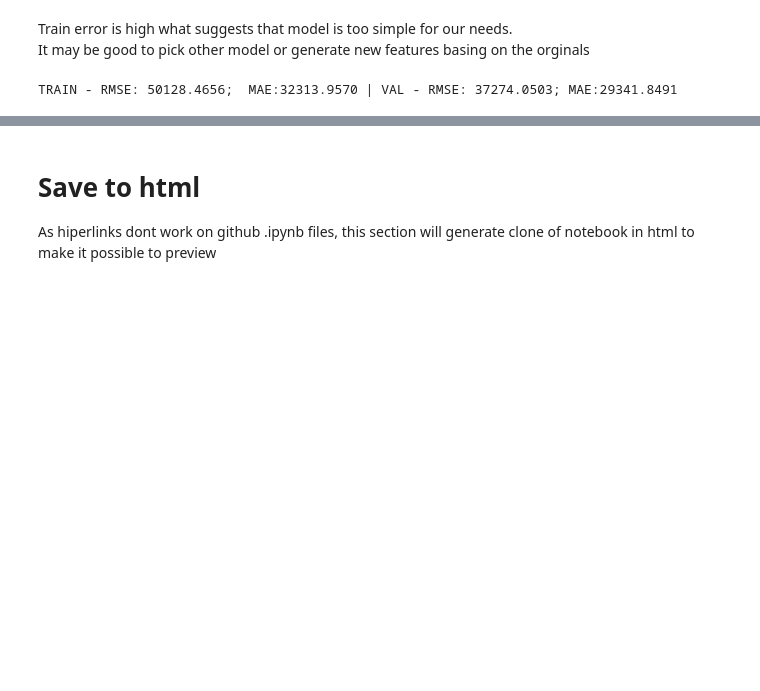
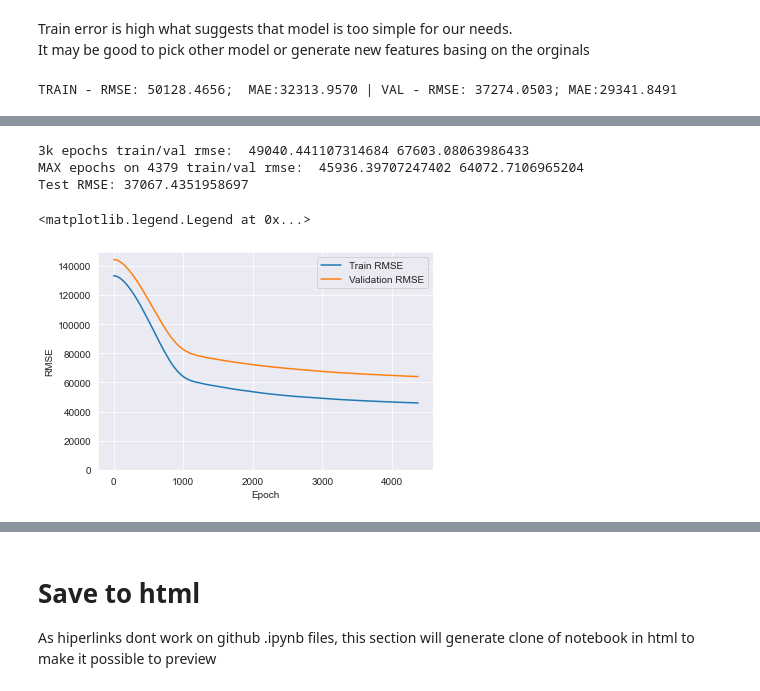
Before and after one commit to SalamanderKrajza/ds-compendium, a Jupyter notebook: projects/ds_salaries.ipynb, the cells around one changed output, grey strips where cells are left out. Cells and saved outputs as stored; diff of their text form; code cells hidden in the pictures; blank space fills up the shorter version.

```diff
--- a/projects/ds_salaries.ipynb
+++ b/projects/ds_salaries.ipynb
@@ -1225,0 +1474,18 @@ Train mean: 114542.1793814433   Test mean: 103375.81967213115   train vs test: 1
+# %%
+# Define the model architecture
+model = tf.keras.Sequential([
+    tf.keras.layers.Dense(96, activation='relu', input_shape=(number_of_features,)),
+    tf.keras.layers.Dense(1, activation='linear')
+])
+model.compile(loss='mean_squared_error', optimizer='adam')
+# %%
+training_history = model.fit(
+    X_train,
+    y_train,
+    epochs=10000, #I have increased to check if model would stop fitting
+    callbacks=[early_stopping_callback],
+    validation_data=(X_val, y_val),
+    # verbose = 1
+    )
+
+test_loss = model.evaluate(X_test, y_test)
@@ -1225,0 +1510,22 @@ Train mean: 114542.1793814433   Test mean: 103375.81967213115   train vs test: 1
+# %%
+print("3k epochs train/val rmse: ", train_rmse[3000], val_rmse[3000])
+print(f"MAX epochs on {len(train_rmse)} train/val rmse: ", train_rmse[-1], val_rmse[-1])
+print("Test RMSE:", np.sqrt(test_loss))
+# %% [output]
+3k epochs train/val rmse:  49040.441107314684 67603.08063986433
+MAX epochs on 4379 train/val rmse:  45936.39707247402 64072.7106965204
+Test RMSE: 37067.4351958697
+# %%
+# Plot train_mse and val_mse
+train_rmse = np.sqrt(training_history.history['loss'])
+val_rmse = np.sqrt(training_history.history['val_loss'])
+plt.plot(train_rmse, label='Train RMSE')
+plt.plot(val_rmse, label='Validation RMSE')
+plt.legend('Train and validation RMSE during each epoch')
+plt.xlabel('Epoch')
+plt.ylabel('RMSE')
+plt.ylim([0, None]) #Make y_axis start on 0
+plt.legend()
+# %% [output]
+<matplotlib.legend.Legend at 0x...>
+[figure, added]
```
Also changed, not shown: parts of 30 cells of this notebook, 2 other files.
